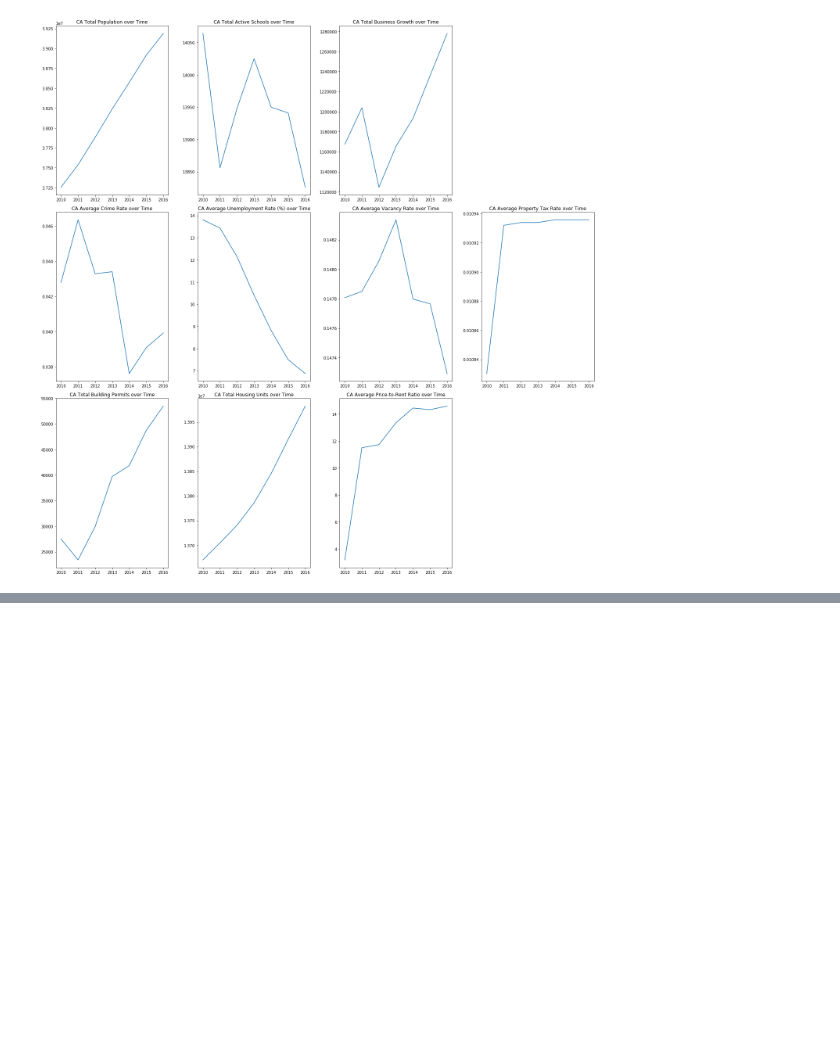
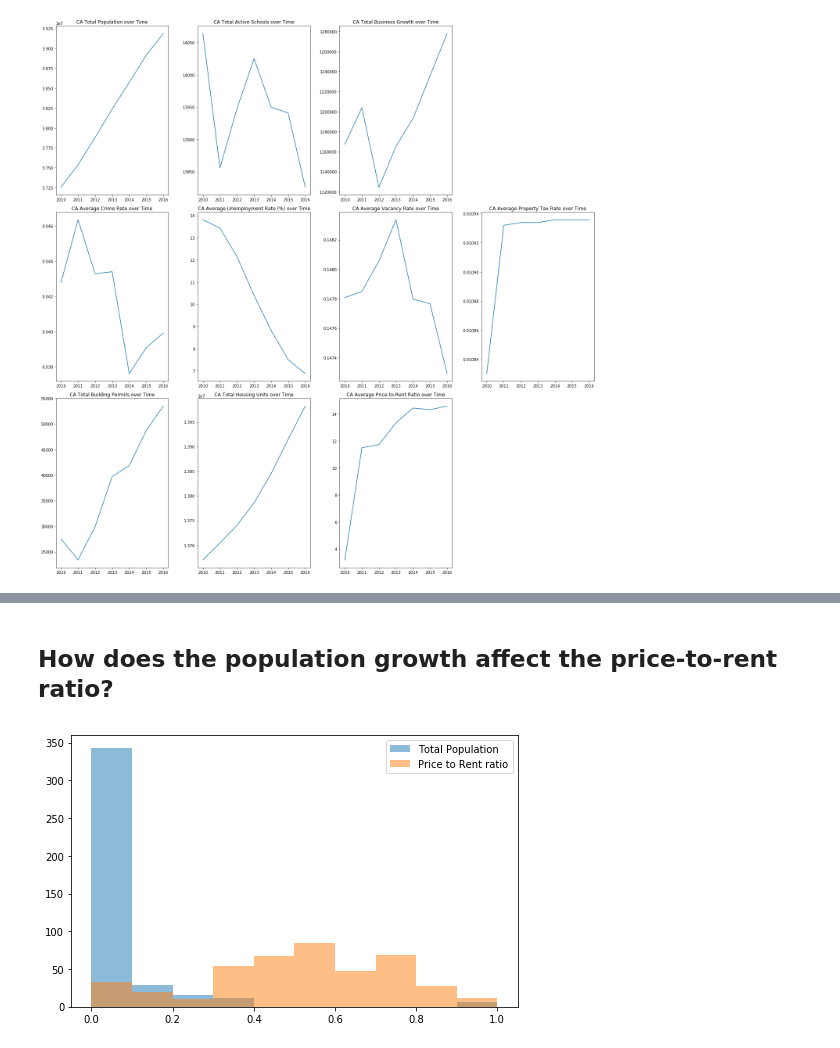
Before and after one commit to GlennSG/CA-Real-Estate-Market-Analysis, a Jupyter notebook: CA-Files/California Market Price-to-Rent Analysis (updated version).ipynb, the cells around one changed output, grey strips where cells are left out. Cells and saved outputs as stored; diff of their text form; code cells hidden in the pictures; blank space fills up the shorter version.

```diff
--- a/CA-Files/California Market Price-to-Rent Analysis (updated version).ipynb
+++ b/CA-Files/California Market Price-to-Rent Analysis (updated version).ipynb
@@ -758,0 +727,24 @@ See the caveats in the documentation: http://pandas.pydata.org/pandas-docs/stabl
+# %% [markdown]
+## How does the population growth affect the price-to-rent ratio?
+# %%
+plt.rcParams['figure.figsize']=(8,5)
+
+def normalize_data(df):
+    x = (df-df.min())/(df.max()-df.min())
+    return x
+
+comp_pop = pop["Population Total"]
+comp_pr = pr_freq["value"]
+pop_norm = normalize_data(comp_pop)
+pr_norm = normalize_data(comp_pr)
+
+def graph_plots(df1,df1_title,df2,df2_title):
+    plt.hist(df1, alpha=0.5, label= df1_title)
+    plt.hist(df2, alpha=0.5, label=df2_title)
+    plt.legend(loc='upper right')
+    return plt.show()
+
+graph_plots(pop_norm,"Total Population",pr_norm,"Price to Rent ratio")
+#display(pr_norm)
+# %% [output]
+[figure, added]
```
Also changed, not shown: parts of 31 cells of this notebook.
